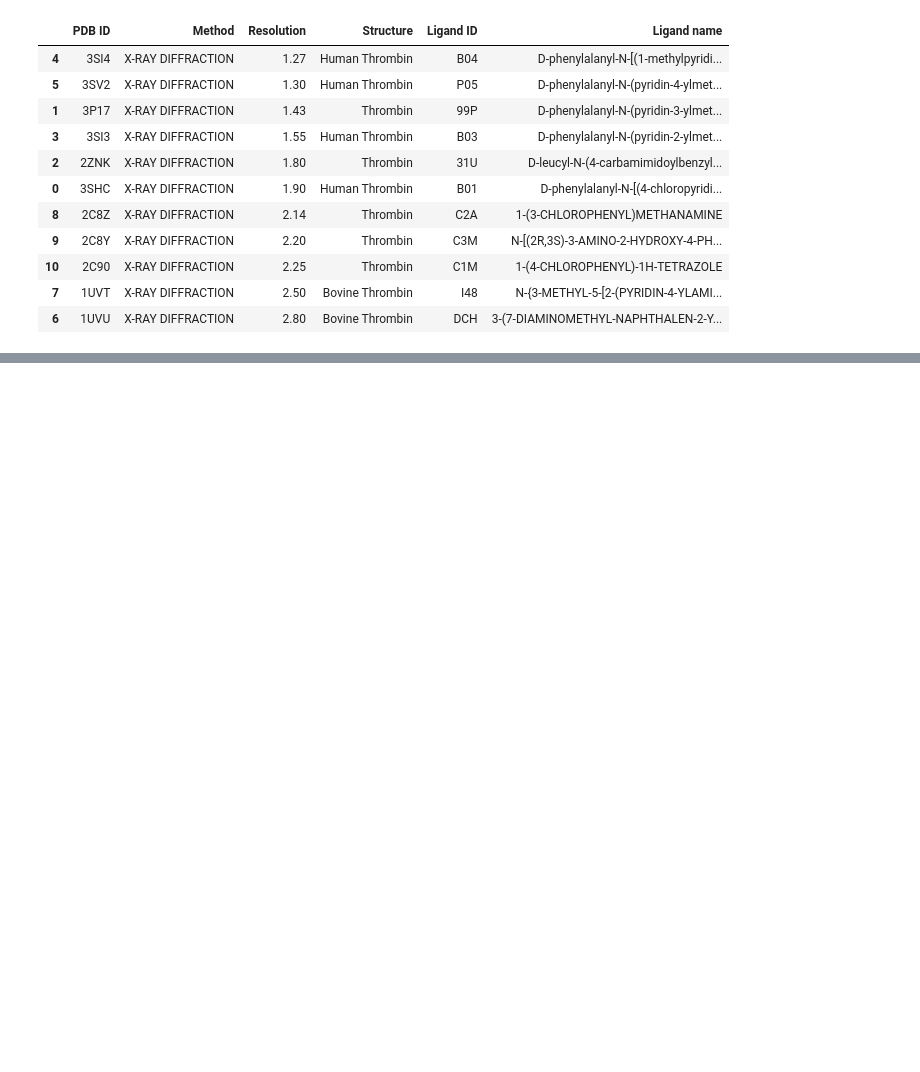
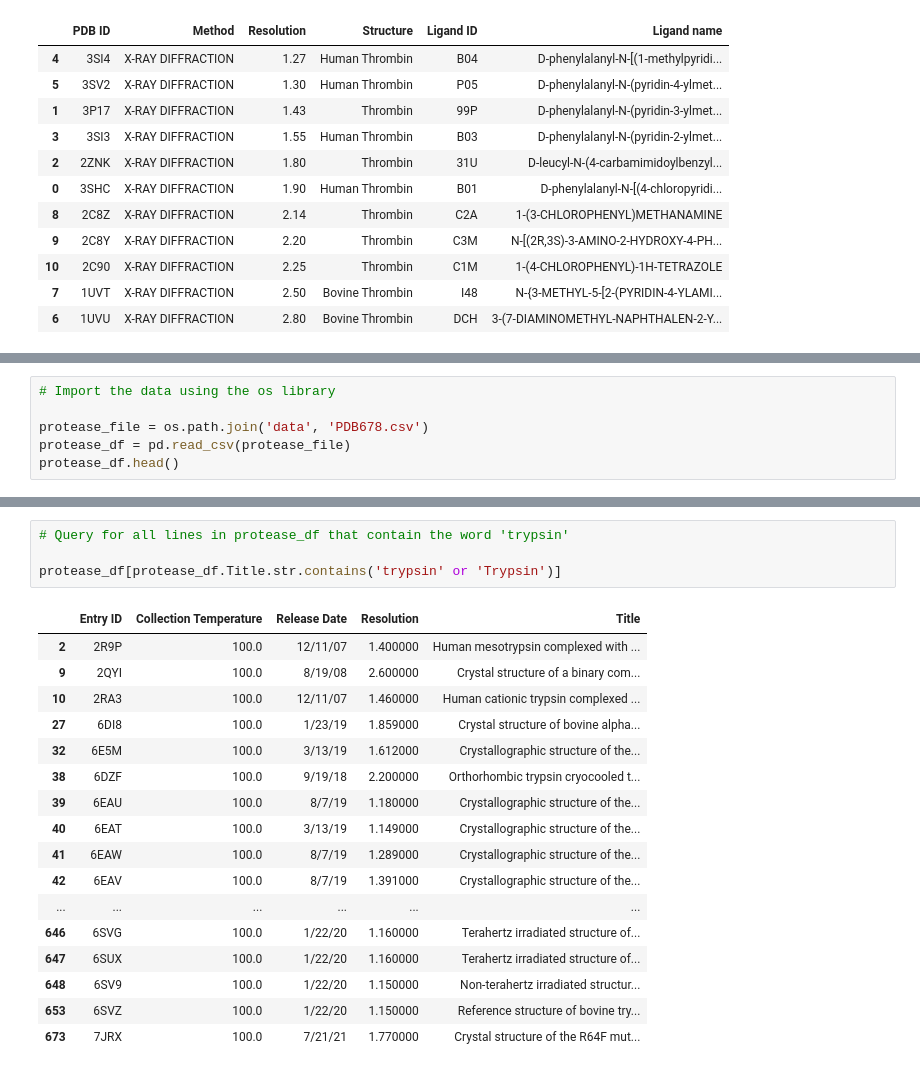
Before and after one commit to MolSSI-Education/python-scripting-biochemistry, a Jupyter notebook: biochemist-python/chapters/Working_with_Pandas.ipynb, the cells around one changed output, grey strips where cells are left out. Drawn from its saved outputs; the diff is of its cells as text; blank space fills up the shorter version.

```diff
--- a/biochemist-python/chapters/Working_with_Pandas.ipynb
+++ b/biochemist-python/chapters/Working_with_Pandas.ipynb
@@ -289,0 +302,6 @@ thrombin_df
+# %%
+# Import the data using the os library
+
+protease_file = os.path.join('data', 'PDB678.csv')
+protease_df = pd.read_csv(protease_file)
+protease_df.head()
@@ -289,0 +534,22 @@ thrombin_df
+# %%
+# Query for all lines in protease_df that contain the word 'trypsin'
+
+protease_df[protease_df.Title.str.contains('trypsin' or 'Trypsin')]
+# %% [output]
+|  | Entry ID | Collection Temperature | Release Date | Resolution | Title |
+| 2 | 2R9P | 100.0 | 12/11/07 | 1.400000 | Human mesotrypsin complexed with ... |
+| 9 | 2QYI | 100.0 | 8/19/08 | 2.600000 | Crystal structure of a binary com... |
+| 10 | 2RA3 | 100.0 | 12/11/07 | 1.460000 | Human cationic trypsin complexed ... |
+| 27 | 6DI8 | 100.0 | 1/23/19 | 1.859000 | Crystal structure of bovine alpha... |
+| 32 | 6E5M | 100.0 | 3/13/19 | 1.612000 | Crystallographic structure of the... |
+| 38 | 6DZF | 100.0 | 9/19/18 | 2.200000 | Orthorhombic trypsin cryocooled t... |
+| 39 | 6EAU | 100.0 | 8/7/19 | 1.180000 | Crystallographic structure of the... |
+| 40 | 6EAT | 100.0 | 3/13/19 | 1.149000 | Crystallographic structure of the... |
+| 41 | 6EAW | 100.0 | 8/7/19 | 1.289000 | Crystallographic structure of the... |
+| 42 | 6EAV | 100.0 | 8/7/19 | 1.391000 | Crystallographic structure of the... |
+| ... | ... | ... | ... | ... | ... |
+| 646 | 6SVG | 100.0 | 1/22/20 | 1.160000 | Terahertz irradiated structure of... |
+| 647 | 6SUX | 100.0 | 1/22/20 | 1.160000 | Terahertz irradiated structure of... |
+| 648 | 6SV9 | 100.0 | 1/22/20 | 1.150000 | Non-terahertz irradiated structur... |
+| 653 | 6SVZ | 100.0 | 1/22/20 | 1.150000 | Reference structure of bovine try... |
+| 673 | 7JRX | 100.0 | 7/21/21 | 1.770000 | Crystal structure of the R64F mut... |
```
Also changed, not shown: parts of 32 cells of this notebook, 2 other files.
